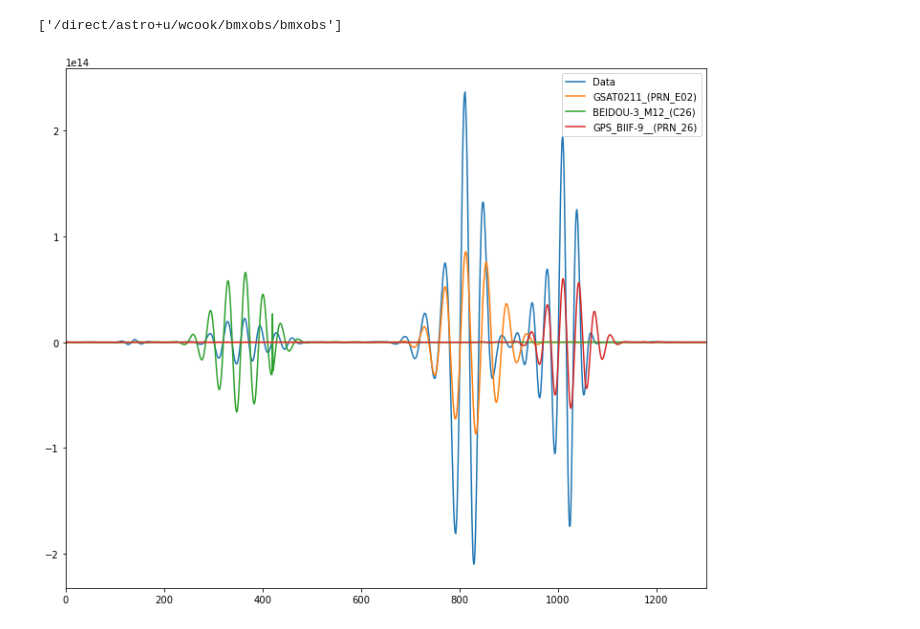
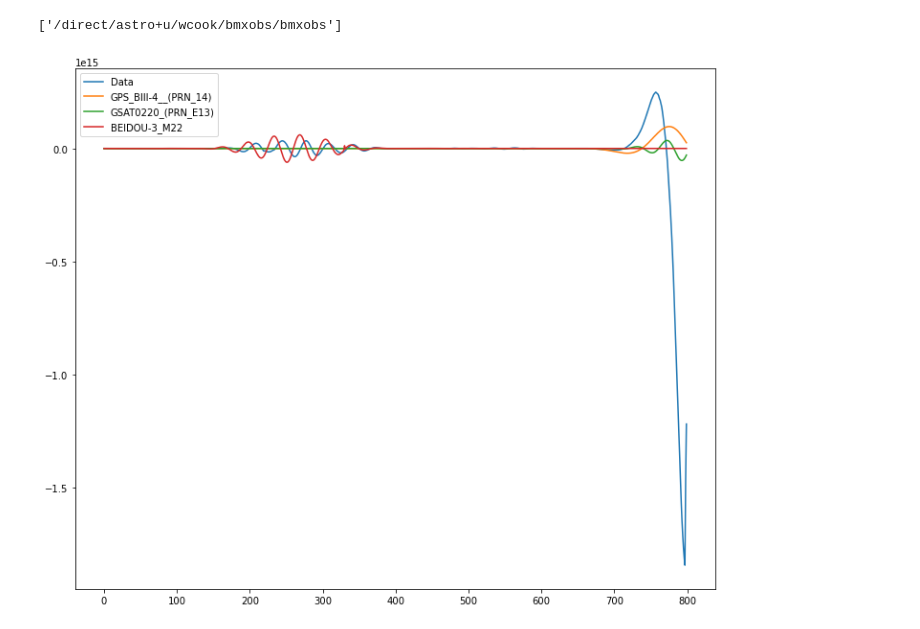
Before and after one commit to bmxdemo/bmxobs, a Jupyter notebook: towards1.ipynb, the cells around one changed output. Drawn from its saved outputs; the diff is of its cells as text; code cells hidden in the pictures.

```diff
--- a/towards1.ipynb
+++ b/towards1.ipynb
@@ -14,24 +15,23 @@ bmxobs.__path__
 # %% [output]
 ['/direct/astro+u/wcook/bmxobs/bmxobs']
 # %%
-D=bmxobs.BMXSingleFreqObs("pas/210802_0200")
+D=bmxobs.BMXSingleFreqObs("pas/210901_0000")
 # %%
-cut = [0,1300]
+cut = [3000,3800]
 
 plt.figure(figsize=(12,10))
-plt.plot(D[23].real[cut[0]:cut[1]],label='Data')
+plt.plot(D[23][cut[0]:cut[1]].real,label='Data')
 
 for n,s in zip(D.sat_id,D.sat):
     if "COS" not in n:
         #dx= np.exp(-np.cos(s['alt'])**2/(2*0.05**2))
         track = np.array([np.cos(s['alt'])*np.cos(s['az']),np.cos(s['alt'])*np.sin(s['az'])]).T
         dx = SingleFreqGeometry().point_source(23,1,track).real
         if max(dx[cut[0]:cut[1]])>0.2:
-            plt.plot(dx*1e14,label=n)
+            plt.plot(dx[cut[0]:cut[1]]*1e14,label=n)
 
-plt.xlim(cut[0],cut[1])
 plt.legend()
 plt.show()
 # %% [output]
-[figure, old version]
+[figure, new version]
 # %%
```
Also changed, not shown: parts of 5 cells of this notebook, 1 other file.
